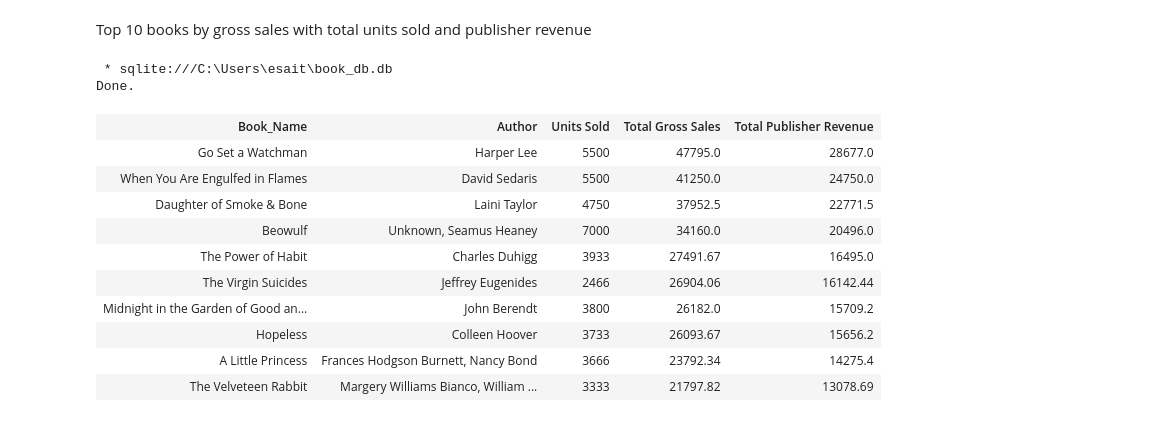
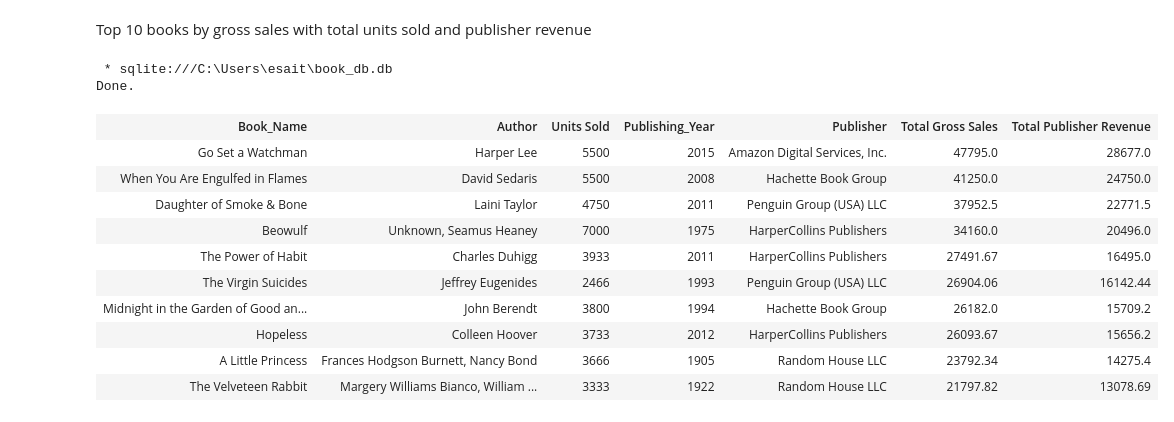
Before and after one commit to elakew/book_sales_analysis, a Jupyter notebook: Book Sales Analysis_SQL.ipynb, the cells around one changed output. Cells and saved outputs as stored; diff of their text form; code cells hidden in the pictures.

```diff
--- a/Book Sales Analysis_SQL.ipynb
+++ b/Book Sales Analysis_SQL.ipynb
@@ -332,24 +324,24 @@ Done.
 Top 10 books by gross sales with total units sold and publisher revenue
 # %%
 %%sql
-SELECT book_name, author, SUM(units_sold) AS 'Units Sold', ROUND(SUM(gross_sales), 2) AS 'Total Gross Sales', ROUND(SUM(publisher_revenue), 2) AS 'Total Publisher Revenue'
+SELECT book_name, author, SUM(units_sold) AS 'Units Sold', CAST(Publishing_Year AS INT) AS 'Publishing_Year', Publisher, ROUND(SUM(gross_sales), 2) AS 'Total Gross Sales', ROUND(SUM(publisher_revenue), 2) AS 'Total Publisher Revenue'
 FROM book_sales
 WHERE book_name != 'None'
 GROUP BY 1
-ORDER BY 4
+ORDER BY 6
 DESC
 LIMIT 10;
 # %% [output]
  * sqlite:///C:\Users\esait\book_db.db
 Done.
-| Book_Name | Author | Units Sold | Total Gross Sales | Total Publisher Revenue |
-| Go Set a Watchman | Harper Lee | 5500 | 47795.0 | 28677.0 |
-| When You Are Engulfed in Flames | David Sedaris | 5500 | 41250.0 | 24750.0 |
-| Daughter of Smoke & Bone | Laini Taylor | 4750 | 37952.5 | 22771.5 |
-| Beowulf | Unknown, Seamus Heaney | 7000 | 34160.0 | 20496.0 |
-| The Power of Habit | Charles Duhigg | 3933 | 27491.67 | 16495.0 |
-| The Virgin Suicides | Jeffrey Eugenides | 2466 | 26904.06 | 16142.44 |
-| Midnight in the Garden of Good an... | John Berendt | 3800 | 26182.0 | 15709.2 |
-| Hopeless | Colleen Hoover | 3733 | 26093.67 | 15656.2 |
-| A Little Princess | Frances Hodgson Burnett, Nancy Bond | 3666 | 23792.34 | 14275.4 |
-| The Velveteen Rabbit | Margery Williams Bianco, William ... | 3333 | 21797.82 | 13078.69 |
+| Book_Name | Author | Units Sold | Publishing_Year | Publisher | Total Gross Sales | Total Publisher Revenue |
+| Go Set a Watchman | Harper Lee | 5500 | 2015 | Amazon Digital Services, Inc. | 47795.0 | 28677.0 |
+| When You Are Engulfed in Flames | David Sedaris | 5500 | 2008 | Hachette Book Group | 41250.0 | 24750.0 |
+| Daughter of Smoke & Bone | Laini Taylor | 4750 | 2011 | Penguin Group (USA) LLC | 37952.5 | 22771.5 |
+| Beowulf | Unknown, Seamus Heaney | 7000 | 1975 | HarperCollins Publishers | 34160.0 | 20496.0 |
+| The Power of Habit | Charles Duhigg | 3933 | 2011 | HarperCollins Publishers | 27491.67 | 16495.0 |
+| The Virgin Suicides | Jeffrey Eugenides | 2466 | 1993 | Penguin Group (USA) LLC | 26904.06 | 16142.44 |
+| Midnight in the Garden of Good an... | John Berendt | 3800 | 1994 | Hachette Book Group | 26182.0 | 15709.2 |
+| Hopeless | Colleen Hoover | 3733 | 2012 | HarperCollins Publishers | 26093.67 | 15656.2 |
+| A Little Princess | Frances Hodgson Burnett, Nancy Bond | 3666 | 1905 | Random House LLC | 23792.34 | 14275.4 |
+| The Velveteen Rabbit | Margery Williams Bianco, William ... | 3333 | 1922 | Random House LLC | 21797.82 | 13078.69 |
```
Also changed, not shown: parts of 2 cells of this notebook.
